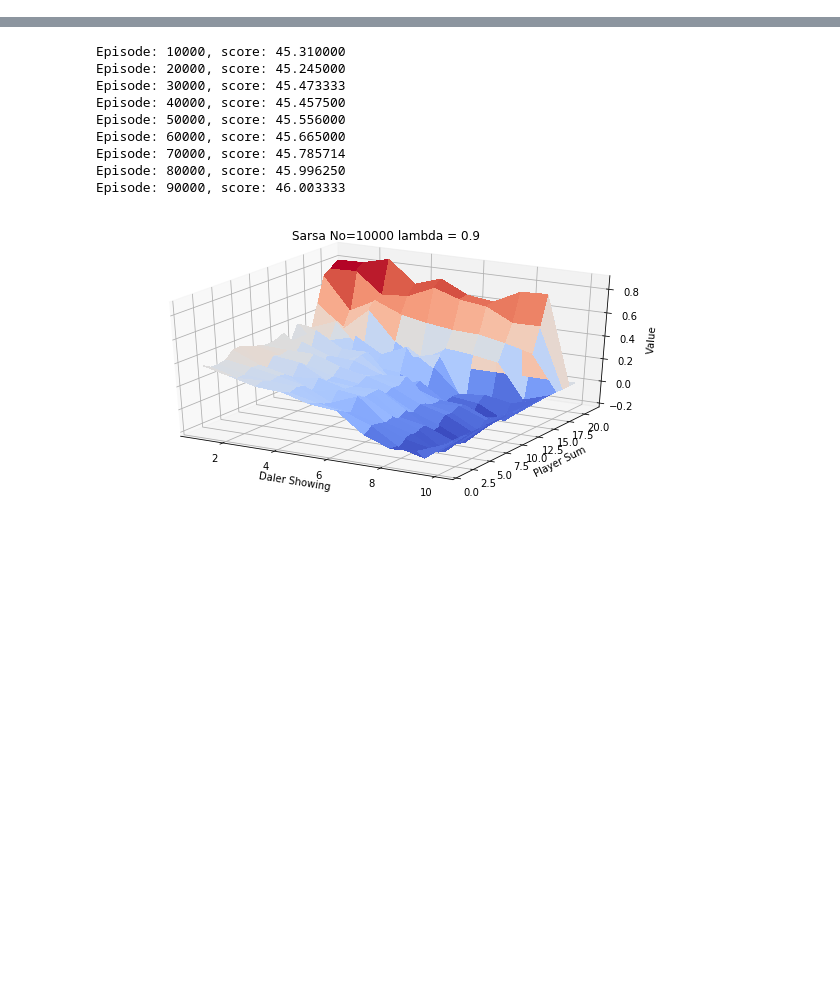
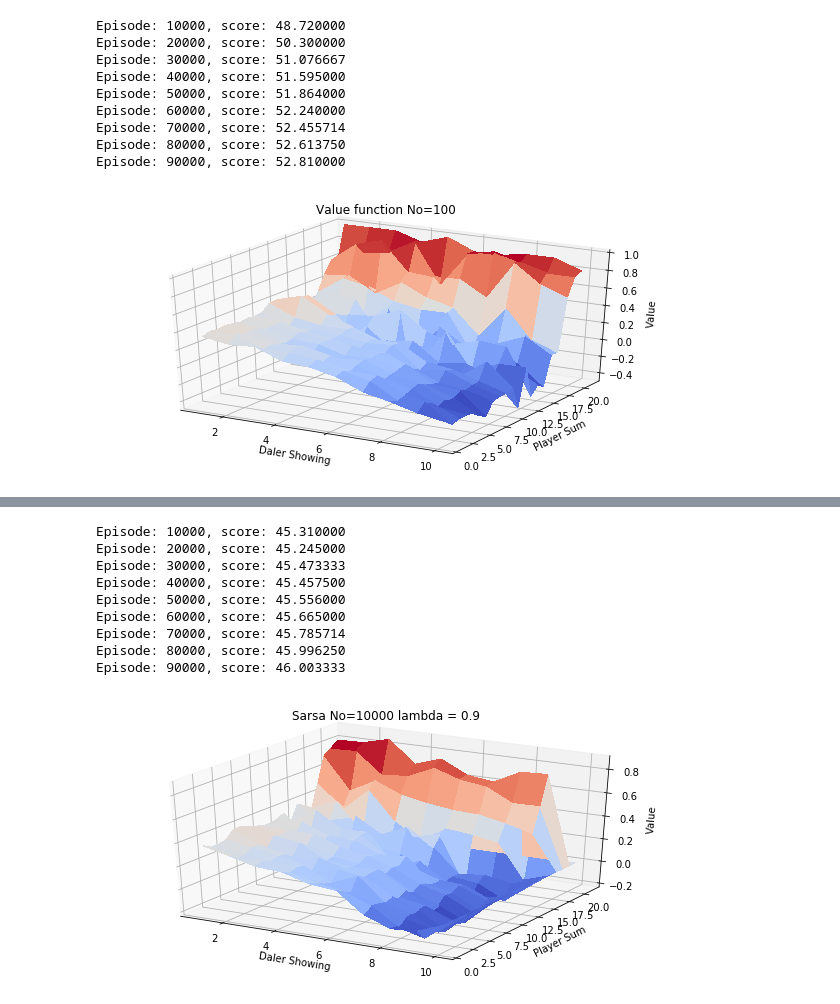
Before and after one commit to hereismari/easy21, a Jupyter notebook: easy21.ipynb, the cells around one changed output, grey strips where cells are left out. Cells and saved outputs as stored; diff of their text form; code cells hidden in the pictures; blank space fills up the shorter version.

```diff
--- a/easy21.ipynb
+++ b/easy21.ipynb
@@ -690,0 +701,20 @@ KeyboardInterrupt:
+# %%
+TRAIN_STEPS = 100000
+
+environment = Environment()
+agent = MCAgentControl(environment)
+
+agent.train(TRAIN_STEPS)
+
+plot_value_function(agent, title="Value function No=100")
+# %% [output]
+Episode: 10000, score: 48.720000
+Episode: 20000, score: 50.300000
+Episode: 30000, score: 51.076667
+Episode: 40000, score: 51.595000
+Episode: 50000, score: 51.864000
+Episode: 60000, score: 52.240000
+Episode: 70000, score: 52.455714
+Episode: 80000, score: 52.613750
+Episode: 90000, score: 52.810000
+[figure, added]
```
Also changed, not shown: parts of 68 cells of this notebook.
